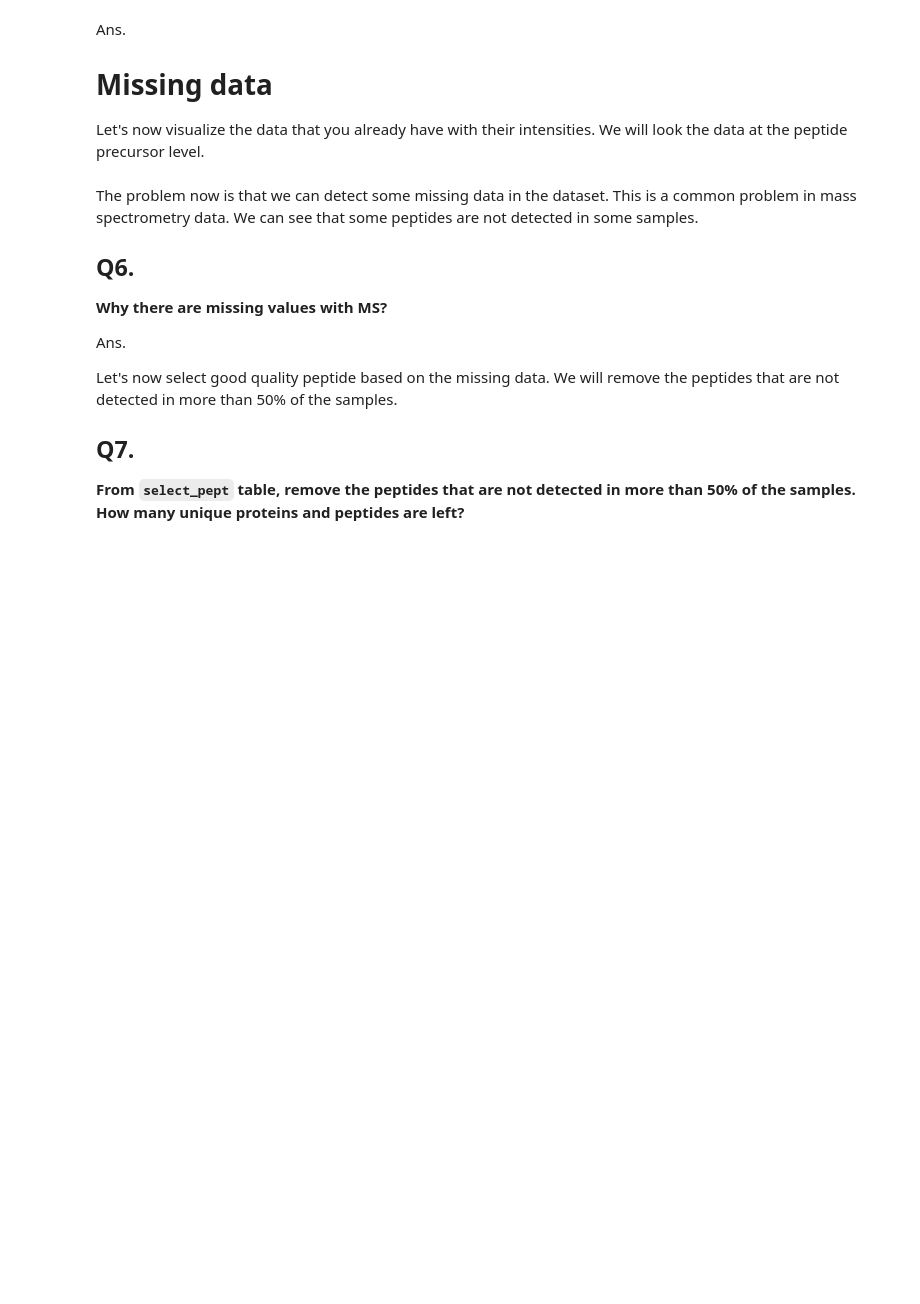
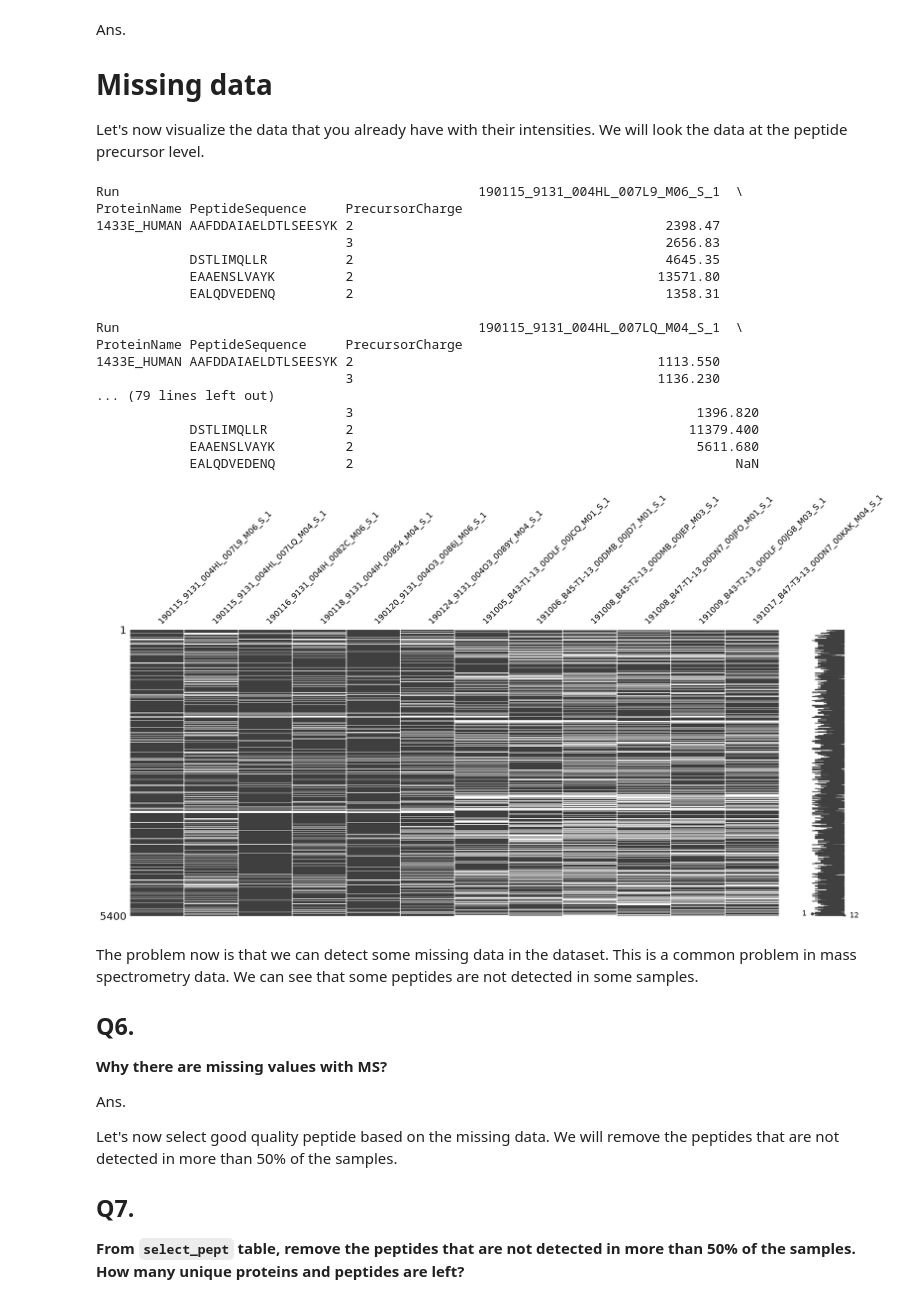
Before and after one commit to thanadol-git/CB2110, a Jupyter notebook: lab2/lab2.ipynb, the cells around one changed output. Drawn from its saved outputs; the diff is of its cells as text; code cells hidden in the pictures; blank space fills up the shorter version.

```diff
--- a/lab2/lab2.ipynb
+++ b/lab2/lab2.ipynb
@@ -156,13 +326,37 @@ Ans.
 # Missing data
 Let's now visualize the data that you already have with their intensities. We will look the data at the peptide precursor level.
 # %%
-select_pept = (
-    ms_result[['Reference', 'PeptideSequence', 'PrecursorCharge', 'Intensity']]
-    .pivot_table(index=['PeptideSequence', 'PrecursorCharge'], columns='Reference', values='Intensity')
+# Create a peptide x run intensity matrix
+select_pept = ms_result[['ProteinName', 'Run', 'PeptideSequence', 'PrecursorCharge', 'Intensity']].pivot_table(
+    index=['ProteinName', 'PeptideSequence', 'PrecursorCharge'],
+    columns='Run',
+    values='Intensity'
 )
+
+# Print the first 5 rows of select_pept
+print(select_pept.head())
 
 msno.matrix(select_pept)
 plt.show()
+# %% [output]
+Run                                              190115_9131_004HL_007L9_M06_S_1  \
+ProteinName PeptideSequence     PrecursorCharge
+1433E_HUMAN AAFDDAIAELDTLSEESYK 2                                        2398.47
+                                3                                        2656.83
+            DSTLIMQLLR          2                                        4645.35
+            EAAENSLVAYK         2                                       13571.80
+            EALQDVEDENQ         2                                        1358.31
+
+Run                                              190115_9131_004HL_007LQ_M04_S_1  \
+ProteinName PeptideSequence     PrecursorCharge
+1433E_HUMAN AAFDDAIAELDTLSEESYK 2                                       1113.550
+                                3                                       1136.230
+... (79 lines left out)
+                                3                                            1396.820
+            DSTLIMQLLR          2                                           11379.400
+            EAAENSLVAYK         2                                            5611.680
+            EALQDVEDENQ         2                                                 NaN
+[figure, added]
 # %% [markdown]
 The problem now is that we can detect some missing data in the dataset. This is a common problem in mass spectrometry data. We can see that some peptides are not detected in some samples.
 
```
Also changed, not shown: parts of 19 cells of this notebook.
